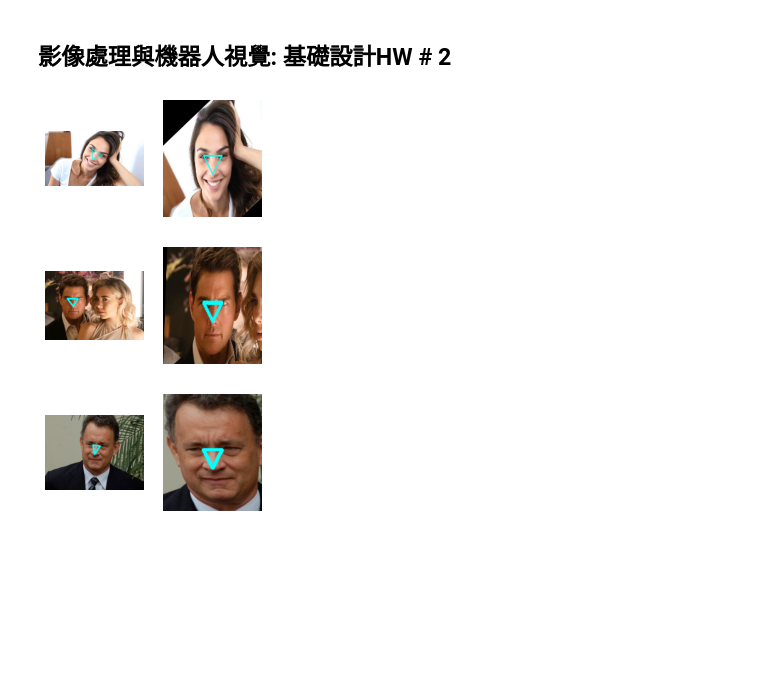
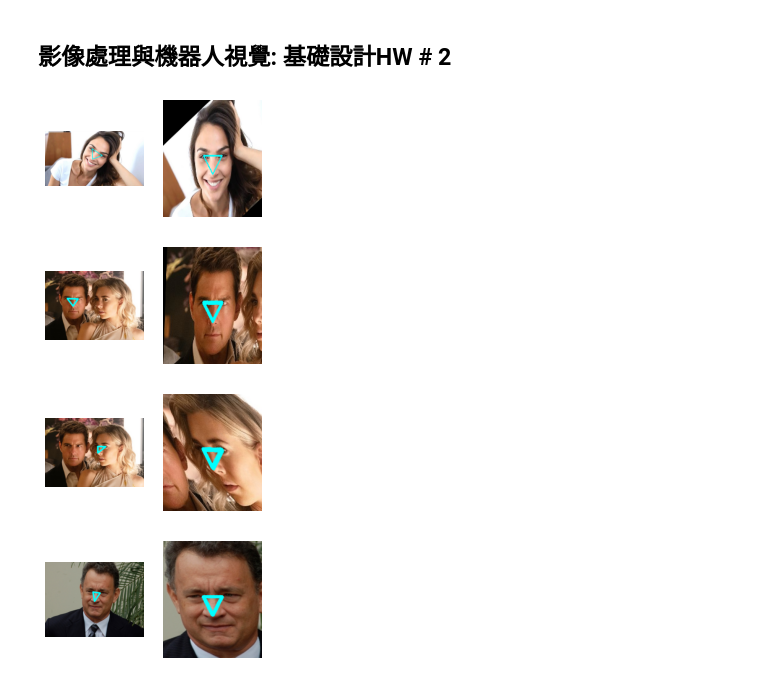
Before and after one commit to jetsql/image-processing, a Jupyter notebook: Affine_HW2.ipynb, the cells around one changed output. Drawn from its saved outputs; the diff is of its cells as text; code cells hidden in the pictures; blank space fills up the shorter version.

```diff
--- a/Affine_HW2.ipynb
+++ b/Affine_HW2.ipynb
@@ -27,36 +27,34 @@ def affine_processing(img_path,x_vaule,y_vaule):
         #畫圖
         cv2.polylines(img, [srouce_par.astype(int)], True, (255, 255, 0), 8)
         #固定位置的template
         destination_par=np.float32([[65,90],[95,90],[80,120]])
         #affine 矩陣
         affine_martix=cv2.getAffineTransform(srouce_par,destination_par)
         #affine結果
         affine_result=cv2.warpAffine(img,affine_martix,(160,190))
 
-        #inverse affine矩陣
-        inverse_martix=cv2.getAffineTransform(destination_par,srouce_par)
-        inverse_martix_trans=inverse_martix[:-1,:]
-        #inverse affine 結果
-        inverse_affine_result=cv2.warpAffine(affine_result.astype(np.uint8), affine_martix, (high,width))
 
         plt.subplot(131)
         plt.imshow(img[:,:,::-1])
         plt.axis('off')
         plt.subplot(132)
         plt.imshow(affine_result[:,:,::-1])
         plt.axis('off')
         # plt.subplot(133)
         # plt.imshow(inverse_affine_result[:,:,::-1])
         # plt.axis('off')
         plt.show()
     else:
         print("error")
 affine_processing('./img1.jpg',[649,790,655],[256,349,399])
 
 affine_processing('./img2.jpg',[119,177,150],[152,154,192])
 
+affine_processing('./img2.jpg',[283,325,283],[157,158,191])
+
 affine_processing('./img3.jpg',[276,317,285],[173,179,226])
 # %% [output]
 [figure]
 [figure]
-[figure, old version]
+[figure, new version]
+[figure, added]
```
Also changed, not shown: parts of 2 cells of this notebook.
